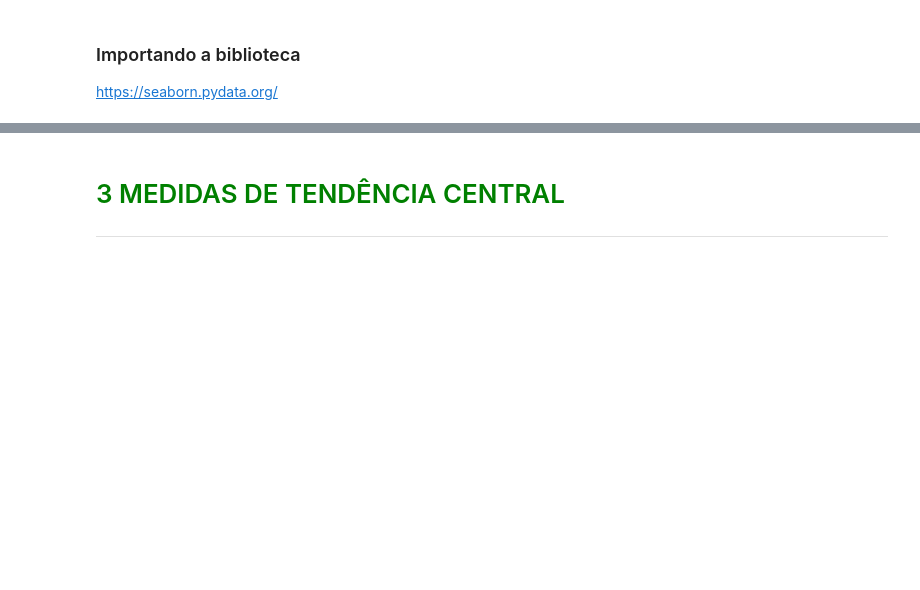
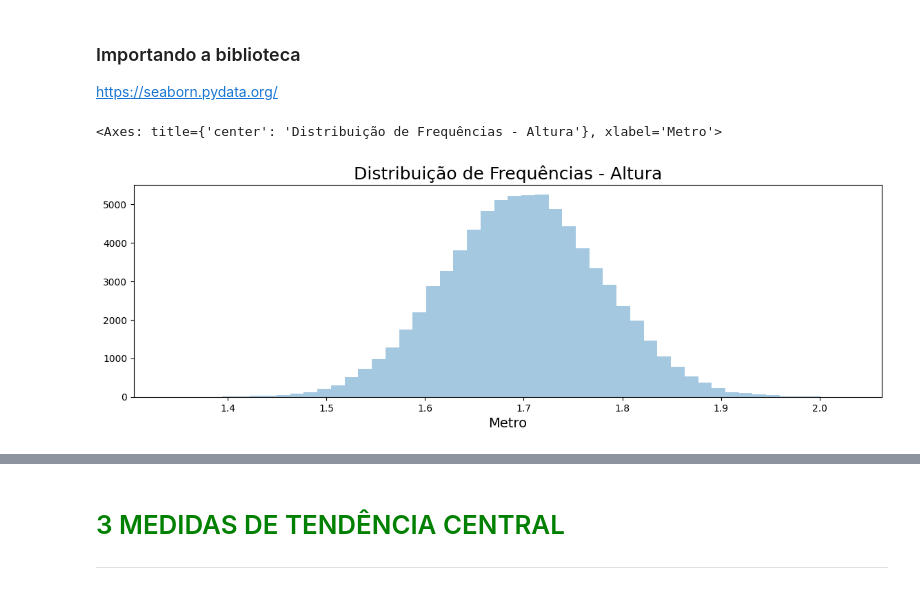
Before and after one commit to RaphaelfsOliveira/estatistica-com-python, a Jupyter notebook: Curso de Estatística/Curso_de_Estatística_Parte_1.ipynb, the cells around one changed output, grey strips where cells are left out. Cells and saved outputs as stored; diff of their text form; code cells hidden in the pictures; blank space fills up the shorter version.

```diff
--- a/Curso de Estatística/Curso_de_Estatística_Parte_1.ipynb
+++ b/Curso de Estatística/Curso_de_Estatística_Parte_1.ipynb
@@ -505,0 +508,10 @@ https://seaborn.pydata.org/
+# %%
+ax = sns.distplot(df['Altura'], kde=False)
+
+ax.figure.set_size_inches(14, 4)
+ax.set_title('Distribuição de Frequências - Altura', fontsize=18)
+ax.set_xlabel('Metro', fontsize=14)
+ax
+# %% [output]
+<Axes: title={'center': 'Distribuição de Frequências - Altura'}, xlabel='Metro'>
+[figure, added]
```
Also changed, not shown: parts of 2 cells of this notebook.
